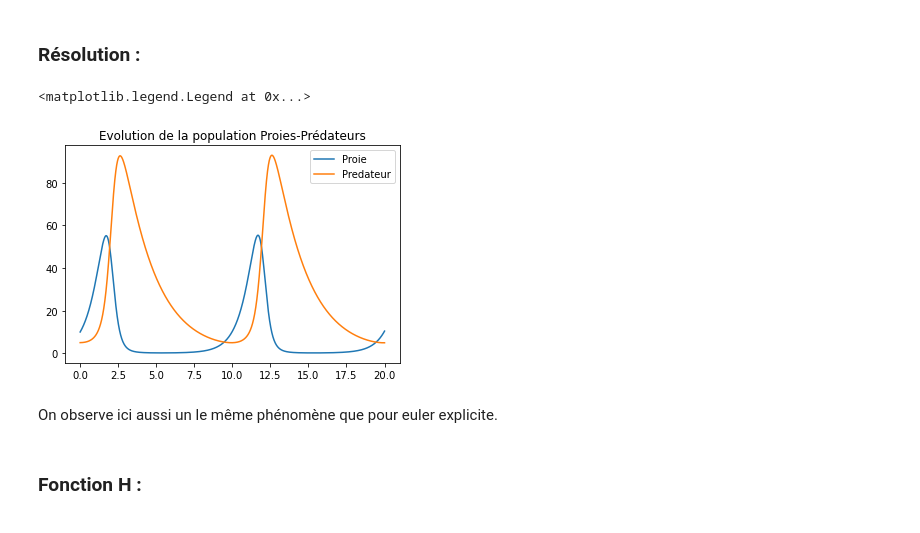
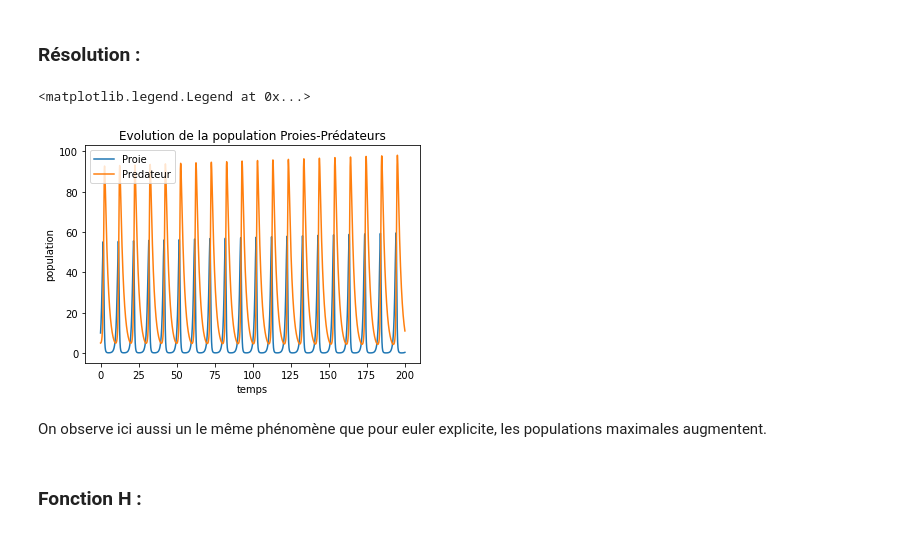
Before and after one commit to RalfCortes/ProjetMath2, a Jupyter notebook: projet.ipynb, the cells around one changed output. Drawn from its saved outputs; the diff is of its cells as text; code cells hidden in the pictures.

```diff
--- a/projet.ipynb
+++ b/projet.ipynb
@@ -272,25 +284,24 @@ La fonction H semble évoluer lentement dans le temps, alors qu'elle devrait êt
 # %% [markdown]
 ## Intégration :
 # %%
-def point_Fixe_f(f,X,t,dt,eps = 0.05) :
-    Y0 = X + dt * f(t,X)
+def point_Fixe_f(f,x,t,dt,eps = 0.05) :
+    Y0 = x + dt * f(t,x)
     Y=Y0
-    while np.linalg.norm((X + dt*f(t+dt,Y) -Y)) > eps*np.linalg.norm(Y0) :
-        Y = X + dt*f(t+dt,Y)
+    while np.linalg.norm((x + dt*f(t+dt,Y) -Y)) > eps*np.linalg.norm(Y0) :
+        Y = x + dt*f(t+dt,Y)
     return(Y)
 
-def solve_euler_implicit2(f,x0,dt,t0,tf,itermax =10000) :
-    t=t0
-    T=[t]
-    X=[x0]
-    iter = 0
-    while t<tf and iter<=itermax :
-        x = point_Fixe_f(f,X[-1],t,dt)
-        X.append(x)
-        t=t+dt
-        T.append(t)
-        iter = iter +1
-    return (T,X)
+def solve_euler_implicit(f,x0,dt,t0,tf,itermax =10000) :
+    t_list , x_list = [t0], [x0]
+    t, x = t0, x0
+    itera = 0
+    while t+dt <= tf and itera<=itermax:
+        x = point_Fixe_f(f,x_list[-1],t,dt)
+        x_list.append(x)
+        t += dt
+        t_list.append(t)
+        itera+=1
+    return t_list , np.array(x_list)
 # %% [markdown]
 ## Test sur une solution connue : x=cos(t)
 # %%
@@ -318,17 +328,21 @@ dt=0.001
+# %%
+dt=10**-3
 # %%
-Z_Lotka_imp = solve_euler_implicit2(f_Lotka,[10,5],dt,0,20,100000)
-Proie_imp = [Z_Lotka_imp[1][i][0] for i in range(0,len(Z_Lotka_imp[1]))]
-Predateur_imp = [Z_Lotka_imp[1][i][1] for i in range(0,len(Z_Lotka_imp[1]))]
+temps, Z_Lotka_imp = solve_euler_implicit2(f_Lotka,[10,5],dt,0,200,1000000)
+Proie_imp = [Z_Lotka_imp[i,0] for i in range(0,len(Z_Lotka_imp))]
+Predateur_imp = [Z_Lotka_imp[i,1] for i in range(0,len(Z_Lotka_imp))]
 
-plt.plot(Z_Lotka_imp[0],Proie_imp,label='Proie')
-plt.plot(Z_Lotka_imp[0],Predateur_imp,label='Predateur')
+plt.plot(temps,Proie_imp,label='Proie')
+plt.plot(temps,Predateur_imp,label='Predateur')
 plt.title("Evolution de la population Proies-Prédateurs")
+plt.xlabel("temps")
+plt.ylabel("population")
 plt.legend()
 # %% [output]
 <matplotlib.legend.Legend at 0x...>
-[figure, old version]
+[figure, new version]
 # %% [markdown]
-On observe ici aussi un le même phénomène que pour euler explicite.
+On observe ici aussi un le même phénomène que pour euler explicite, les populations maximales augmentent.
 # %% [markdown]
 ### Fonction H :
 # %%
```
Also changed, not shown: parts of 22 cells of this notebook.
